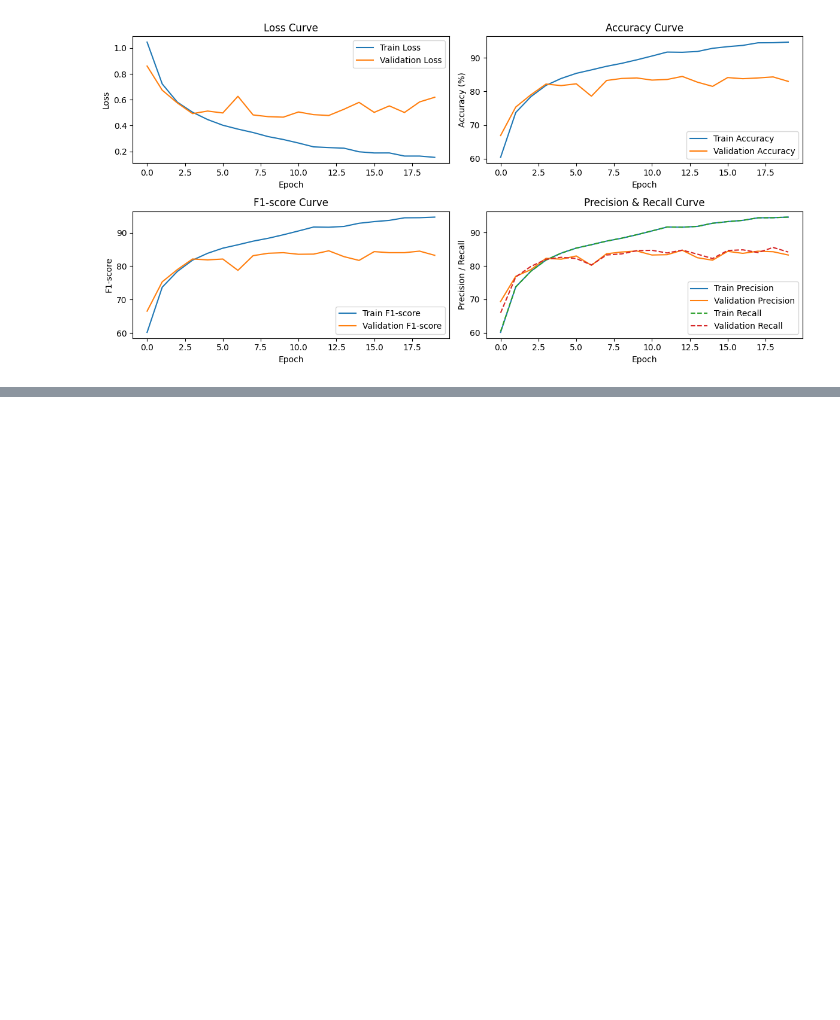
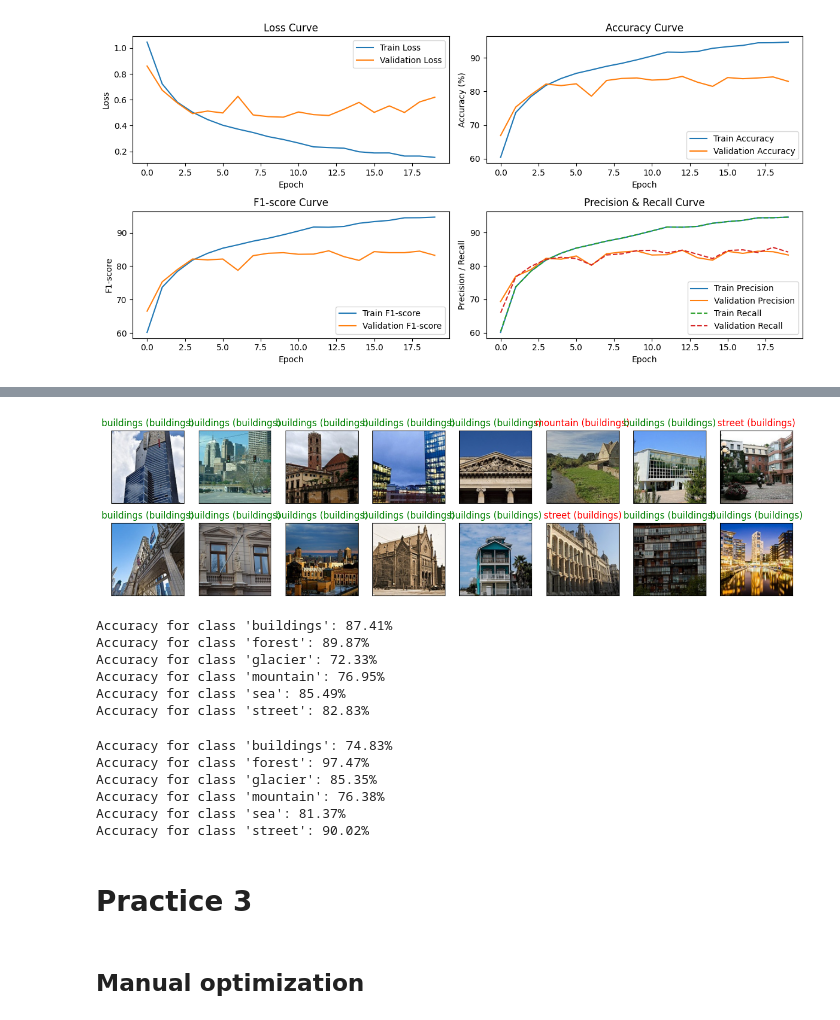
Before and after one commit to yuliastoliaruk/Computer_Vision_NaUKMA, a Jupyter notebook: intel_image_classification.ipynb, the cells around one changed output, grey strips where cells are left out. Drawn from its saved outputs; the diff is of its cells as text; code cells hidden in the pictures; blank space fills up the shorter version.

```diff
--- a/intel_image_classification.ipynb
+++ b/intel_image_classification.ipynb
@@ -35,6 +40,7 @@ transform_train_data = transforms.Compose([
 ])
 
 transform_test_data = transforms.Compose([
+    transforms.Resize((224, 224)),
     transforms.ToTensor(),
     transforms.Normalize((0.5, 0.5, 0.5), (0.5, 0.5, 0.5))
 ])
@@ -43,6 +49,8 @@ data_path = "/content/drive/MyDrive/Intel_Image_Classification/data"
 
 data_train = torchvision.datasets.ImageFolder(root=f"{data_path}/seg_train", transform=transform_train_data)
 data_test = torchvision.datasets.ImageFolder(root=f"{data_path}/seg_test", transform=transform_test_data)
+# %%
+data_test = torchvision.datasets.ImageFolder(root=f"{data_path}/seg_test", transform=transform_test_data)
 # %%
 print("Classes:", data_train.classes)
 # %% [output]
@@ -387,0 +510,24 @@ plot_metrics(train_metrics, val_metrics).show()
+# %%
+data_iter = iter(test_dl)
+images, labels = next(data_iter)
+images = images.to(device)
+labels = labels.to(device)
+
+output = cnn_v0(images)
+_, preds = torch.max(output, 1)
+
+n = 16
+
+fig = plt.figure(figsize=(n, 4))
+
+for idx in np.arange(n):
+    ax = fig.add_subplot(2, int(n/2), idx + 1, xticks=[], yticks=[])
+    imshow(images[idx].cpu())
+    ax.set_title(
+        f"{str(classes[preds[idx].item()])} ({str(classes[labels[idx].item()])})",
+        color=("green" if preds[idx] == labels[idx] else "red")
+    )
+
+plt.show()
+# %% [output]
+[figure, added]
@@ -387,0 +558,22 @@ plot_metrics(train_metrics, val_metrics).show()
+# %%
+accuracy_per_class = class_accuracy(cnn_v0, test_dl, device, data_train.classes)
+# %% [output]
+Accuracy for class 'buildings': 87.41%
+Accuracy for class 'forest': 89.87%
+Accuracy for class 'glacier': 72.33%
+Accuracy for class 'mountain': 76.95%
+Accuracy for class 'sea': 85.49%
+Accuracy for class 'street': 82.83%
+# %%
+accuracy_per_class = class_accuracy(cnn_v0, test_dl, device, data_train.classes)
+# %% [output]
+Accuracy for class 'buildings': 74.83%
+Accuracy for class 'forest': 97.47%
+Accuracy for class 'glacier': 85.35%
+Accuracy for class 'mountain': 76.38%
+Accuracy for class 'sea': 81.37%
+Accuracy for class 'street': 90.02%
+# %% [markdown]
+# Practice 3
+# %% [markdown]
+## Manual optimization
```
Also changed, not shown: parts of 34 cells of this notebook.
